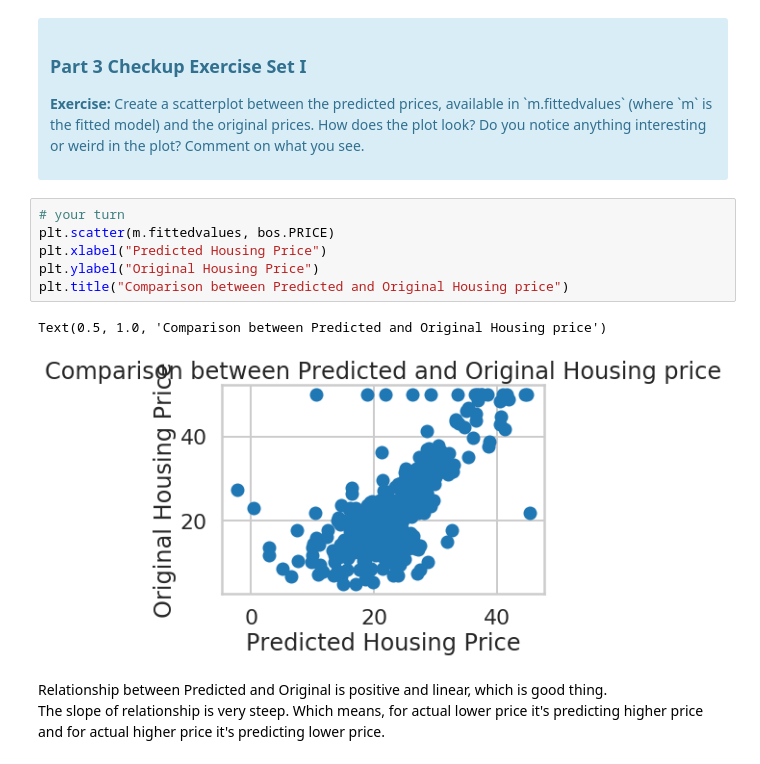
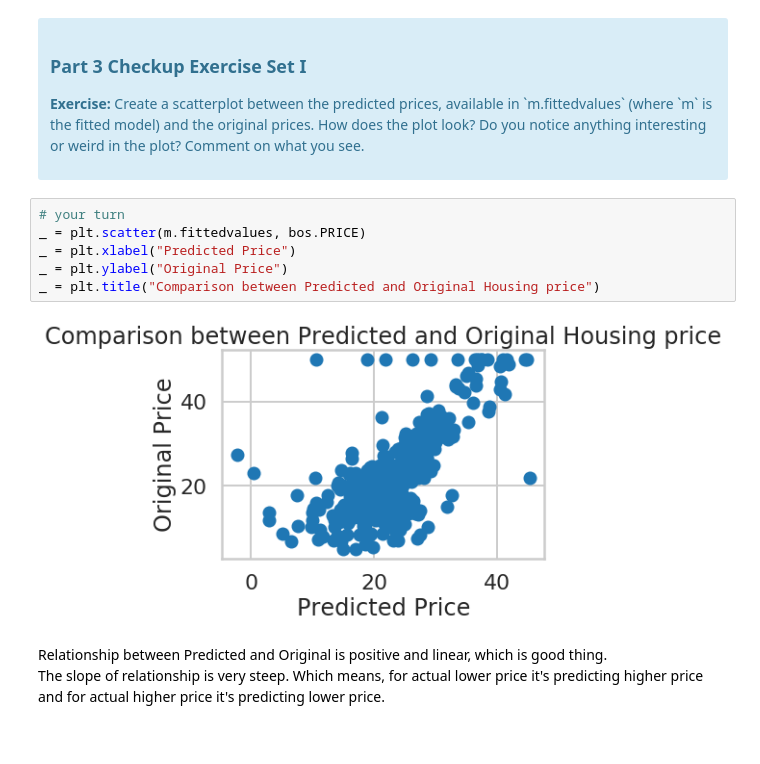
Before and after one commit to aliborji/springboard-mini-projects, a Jupyter notebook: linear_regression/Mini_Project_Linear_Regression.ipynb, the cells around one changed output. Saved outputs shown, nothing was run; the diff lists cells and outputs as text.

```diff
--- a/linear_regression/Mini_Project_Linear_Regression.ipynb
+++ b/linear_regression/Mini_Project_Linear_Regression.ipynb
@@ -481,13 +481,12 @@ Let's see how our model actually fit our data. We can see below that there is a
 </div>
 # %%
 # your turn
-plt.scatter(m.fittedvalues, bos.PRICE)
-plt.xlabel("Predicted Housing Price")
-plt.ylabel("Original Housing Price")
-plt.title("Comparison between Predicted and Original Housing price")
+_ = plt.scatter(m.fittedvalues, bos.PRICE)
+_ = plt.xlabel("Predicted Price")
+_ = plt.ylabel("Original Price")
+_ = plt.title("Comparison between Predicted and Original Housing price")
 # %% [output]
-Text(0.5, 1.0, 'Comparison between Predicted and Original Housing price')
-[figure, old version]
+[figure, new version]
 # %% [markdown]
 Relationship between Predicted and Original is positive and linear, which is good thing.<br>
 The slope of relationship is very steep. Which means, for actual lower price it's predicting higher price and for actual higher price it's predicting lower price.
```
Also changed, not shown: parts of 9 cells of this notebook.
